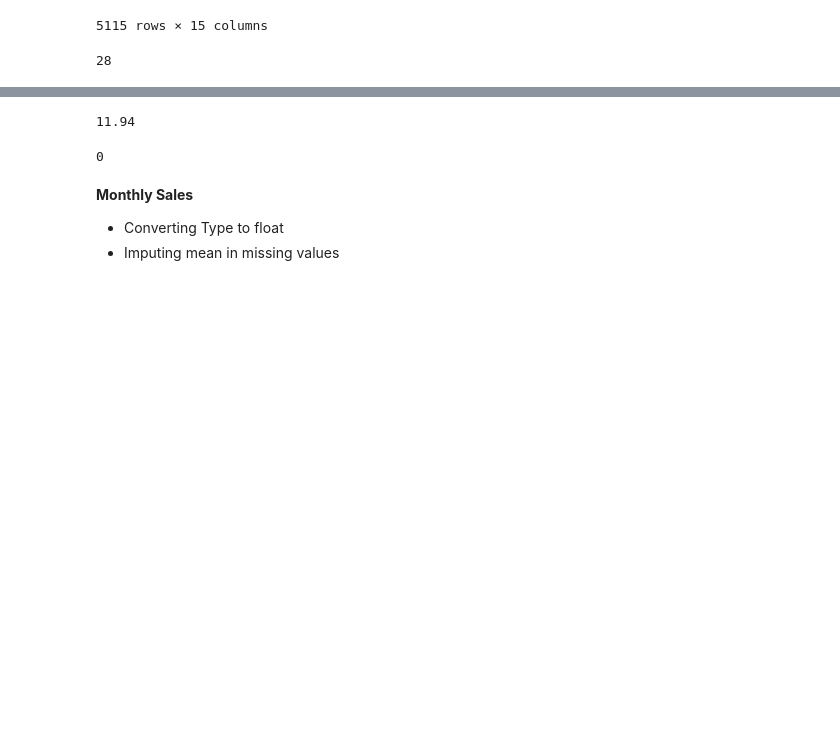
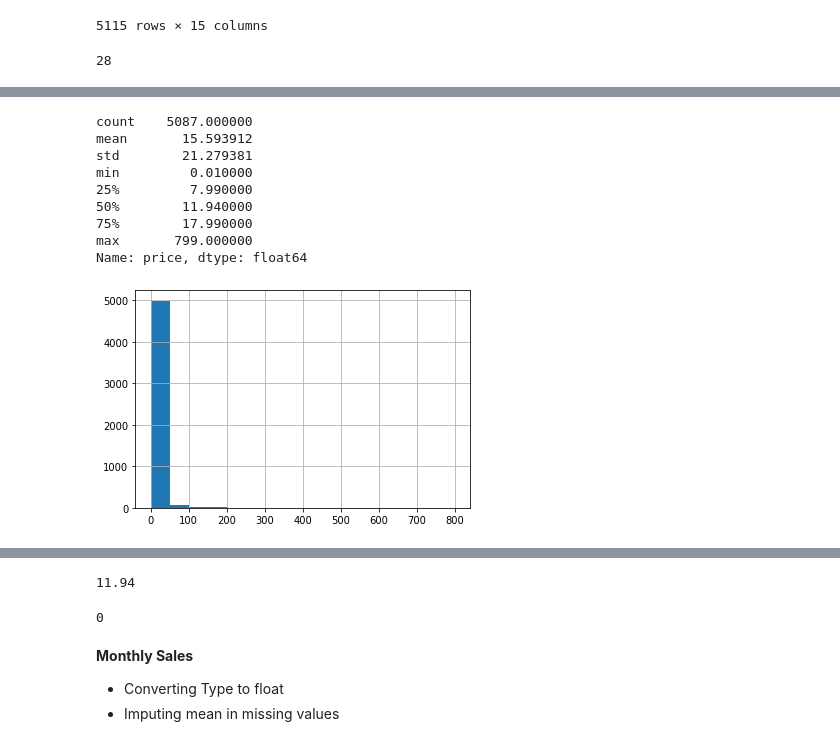
Before and after one commit to Alexandria-Ransom/Amazon_Keywords, a Jupyter notebook: keywords_ecom.ipynb, the cells around one changed output, grey strips where cells are left out. Saved outputs shown, nothing was run; the diff lists cells and outputs as text; code cells hidden in the pictures; blank space fills up the shorter version.

```diff
--- a/keywords_ecom.ipynb
+++ b/keywords_ecom.ipynb
@@ -330,4 +318,21 @@ df['price'].isnull().sum()
 # %% [markdown]
 #### **Performing a statistical test to fill in the 28 missing values in the price column**
 ![stats](https://media.giphy.com/media/l378c04F2fjeZ7vH2/giphy.gif)
+# %%
+df['price']
+df['price'].hist(bins=[0,50,100,200,300, 500, 800])
+
+
+df['price'].describe()
+# %% [output]
+count    5087.000000
+mean       15.593912
+std        21.279381
+min         0.010000
+25%         7.990000
+50%        11.940000
+75%        17.990000
+max       799.000000
+Name: price, dtype: float64
+[figure, added]
 # %%
```
Also changed, not shown: parts of 11 cells of this notebook.
